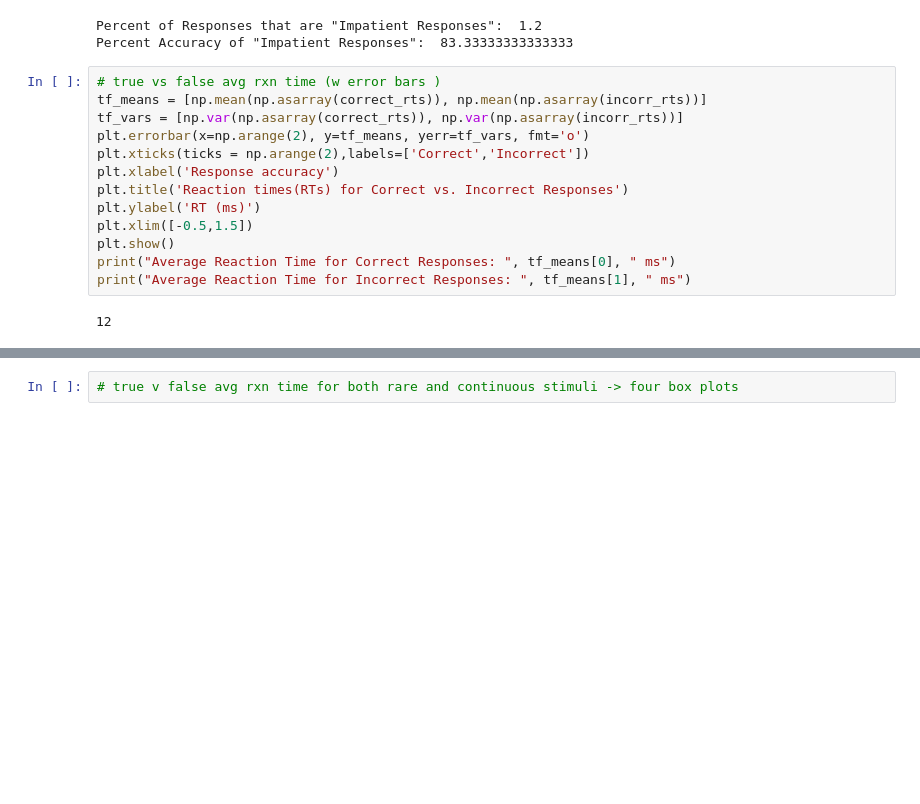
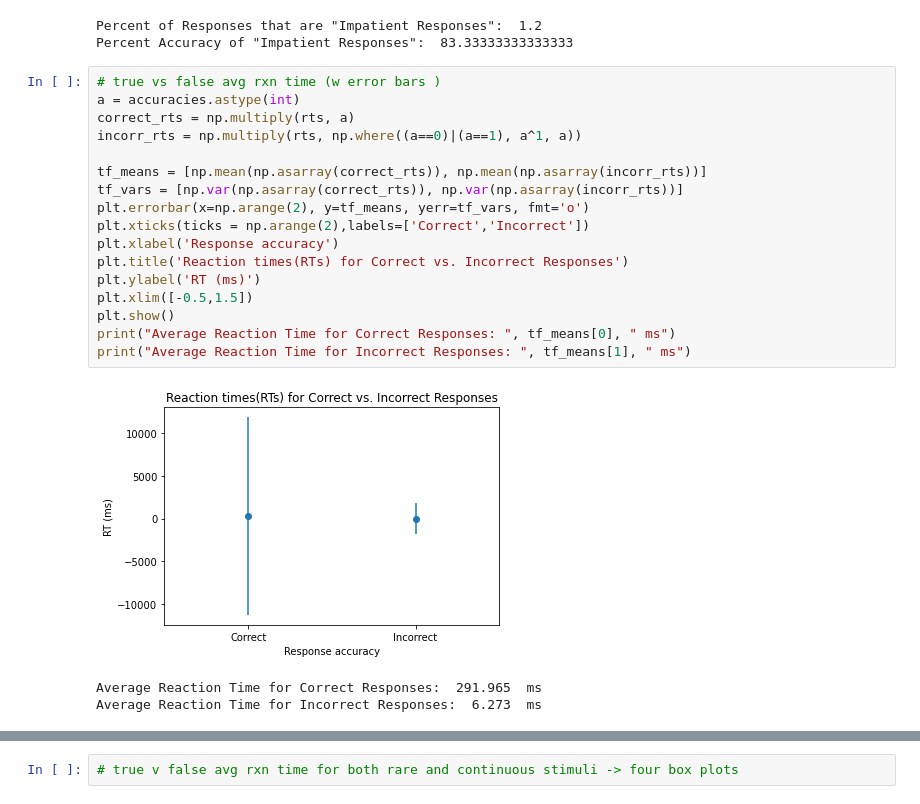
Before and after one commit to nibhaakireddy/ruby-neurotech, a Jupyter notebook: Ruby Neurotech - jsPsych Reaction Time Experiment.ipynb, the cells around one changed output, grey strips where cells are left out. Cells and saved outputs as stored; diff of their text form; blank space fills up the shorter version.

```diff
--- a/Ruby Neurotech - jsPsych Reaction Time Experiment.ipynb
+++ b/Ruby Neurotech - jsPsych Reaction Time Experiment.ipynb
@@ -203,16 +203,22 @@ Percent of Responses that are "Impatient Responses":  1.2
 Percent Accuracy of "Impatient Responses":  83.33333333333333
 # %%
 # true vs false avg rxn time (w error bars )
+a = accuracies.astype(int)
+correct_rts = np.multiply(rts, a)
+incorr_rts = np.multiply(rts, np.where((a==0)|(a==1), a^1, a))
+
 tf_means = [np.mean(np.asarray(correct_rts)), np.mean(np.asarray(incorr_rts))]
 tf_vars = [np.var(np.asarray(correct_rts)), np.var(np.asarray(incorr_rts))]
 plt.errorbar(x=np.arange(2), y=tf_means, yerr=tf_vars, fmt='o')
 plt.xticks(ticks = np.arange(2),labels=['Correct','Incorrect'])
 plt.xlabel('Response accuracy')
 plt.title('Reaction times(RTs) for Correct vs. Incorrect Responses')
 plt.ylabel('RT (ms)')
 plt.xlim([-0.5,1.5])
 plt.show()
 print("Average Reaction Time for Correct Responses: ", tf_means[0], " ms")
 print("Average Reaction Time for Incorrect Responses: ", tf_means[1], " ms")
 # %% [output]
+[figure, added]
-12
+Average Reaction Time for Correct Responses:  291.965  ms
+Average Reaction Time for Incorrect Responses:  6.273  ms
```
Also changed, not shown: parts of 1 cell of this notebook.
